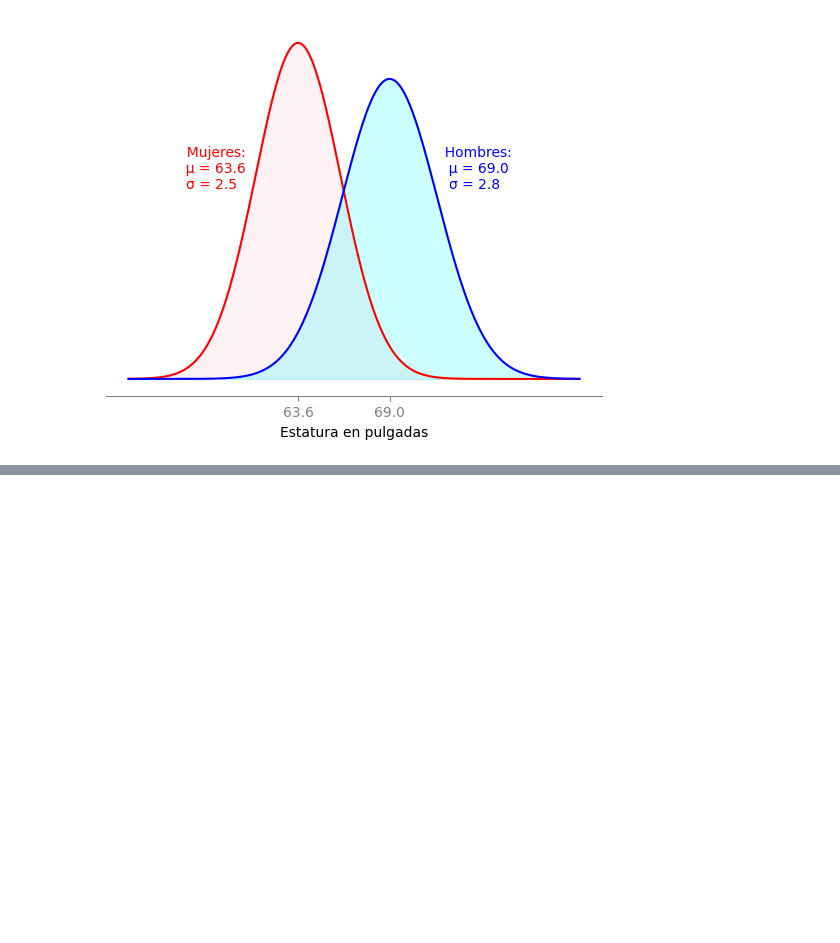
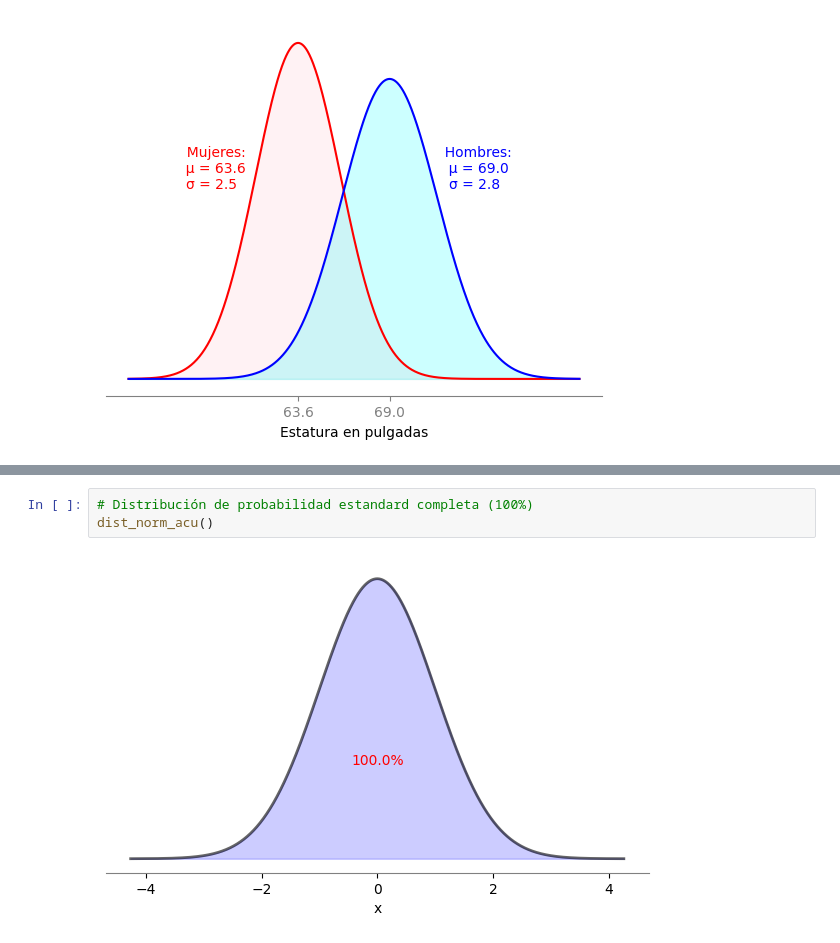
Before and after one commit to DaniCh-Coder/Python-Notes, a Jupyter notebook: ps stats/Probability-distributions/dp-normal-standard.ipynb, the cells around one changed output, grey strips where cells are left out. Saved outputs shown, nothing was run; the diff lists cells and outputs as text; blank space fills up the shorter version.

Commit message:
modified:   ps stats/Probability-distributions/dp-norm-temperature.old.ipynb modified:   ps stats/Probability-distributions/dp-normal-standard.ipynb

```diff
--- a/ps stats/Probability-distributions/dp-normal-standard.ipynb
+++ b/ps stats/Probability-distributions/dp-normal-standard.ipynb
@@ -246,0 +355,5 @@ plt.show()
+# %%
+# Distribución de probabilidad estandard completa (100%)
+dist_norm_acu()
+# %% [output]
+[figure, added]
```
Also changed, not shown: parts of 10 cells of this notebook.
